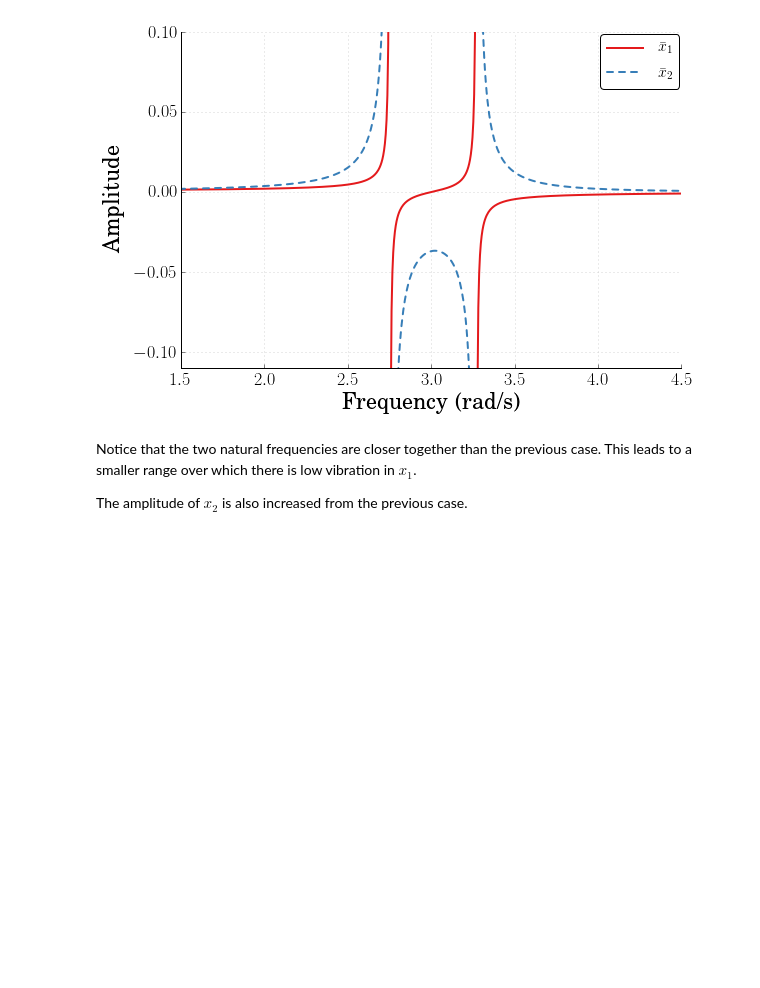
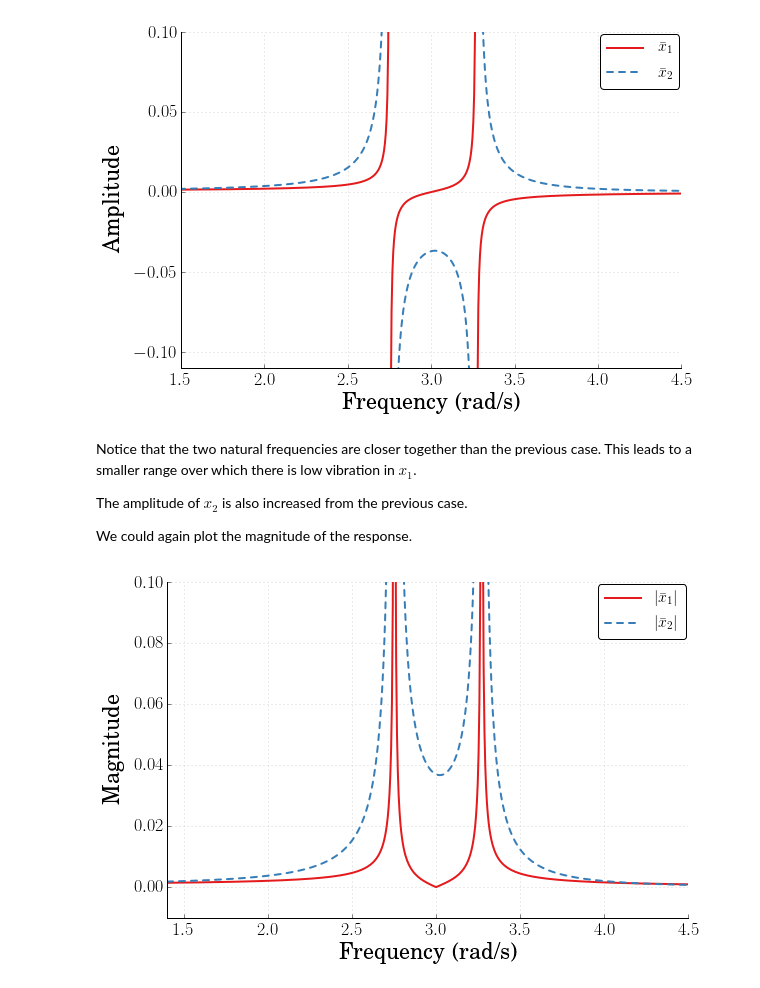
Before and after one commit to DocVaughan/MCHE485-Fall2014, a Jupyter notebook: IPython Notebooks/Vibration Absorbers.ipynb, the cells around one changed output. Saved outputs shown, nothing was run; the diff lists cells and outputs as text; code cells hidden in the pictures; blank space fills up the shorter version.

```diff
--- a/IPython Notebooks/Vibration Absorbers.ipynb
+++ b/IPython Notebooks/Vibration Absorbers.ipynb
@@ -262,3 +262,52 @@ fig.set_size_inches(9,6) # Resize the figure for better display in the notebook
 Notice that the two natural frequencies are closer together than the previous case. This leads to a smaller range over which there is low vibration in $x_1$.
 
 The amplitude of $x_2$ is also increased from the previous case.
+
+We could again plot the magnitude of the response.
+# %%
+# Plot the magnitude of the response
+
+# Set the plot size - 3x2 aspect ratio is best
+fig = figure(figsize=(6,4))
+ax = gca()
+subplots_adjust(bottom=0.17,left=0.17,top=0.96,right=0.96)
+
+# Change the axis units to CMU Serif
+setp(ax.get_ymajorticklabels(),family='serif',fontsize=18)
+setp(ax.get_xmajorticklabels(),family='serif',fontsize=18)
+
+ax.spines['right'].set_color('none')
+ax.spines['top'].set_color('none')
+
+ax.xaxis.set_ticks_position('bottom')
+ax.yaxis.set_ticks_position('left')
+
+# Turn on the plot grid and set appropriate linestyle and color
+ax.grid(True,linestyle=':',color='0.75')
+ax.set_axisbelow(True)
+
+# Define the X and Y axis labels
+xlabel('Frequency (rad/s)',family='serif',fontsize=22,weight='bold',labelpad=5)
+ylabel('Magnitude',family='serif',fontsize=22,weight='bold',labelpad=10)
+
+plot(w,np.abs(X[:,0]),linewidth=2,label=r'$|\bar{x}_1|$')
+plot(w,np.abs(X[:,1]),linewidth=2,linestyle="--",label=r'$|\bar{x}_2|$')
+
+# uncomment below and set limits if needed
+xlim(1.4,4.5)
+ylim(-0.01,0.1)
+
+# Create the legend, then fix the fontsize
+leg = legend(loc='upper right', fancybox=True)
+ltext  = leg.get_texts()
+setp(ltext,family='serif',fontsize=16)
+
+# Adjust the page layout filling the page using the new tight_layout command
+tight_layout(pad=0.5)
+
+# save the figure as a high-res pdf in the current folder
+# savefig('Vibration_Absorber_Magnitude.pdf')
+
+fig.set_size_inches(9,6) # Resize the figure for better display in the notebook
+# %% [output]
+[figure, added]
```
